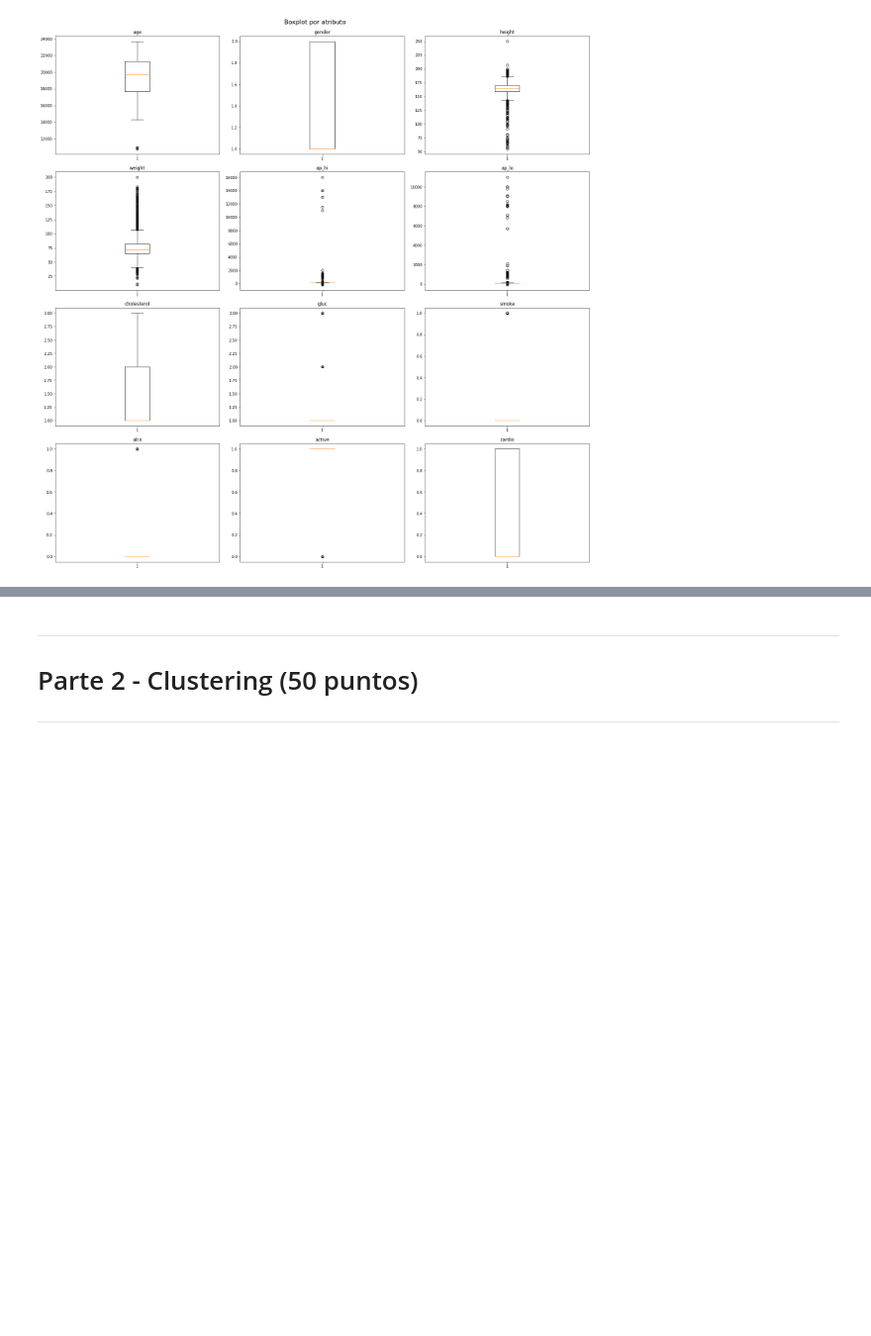
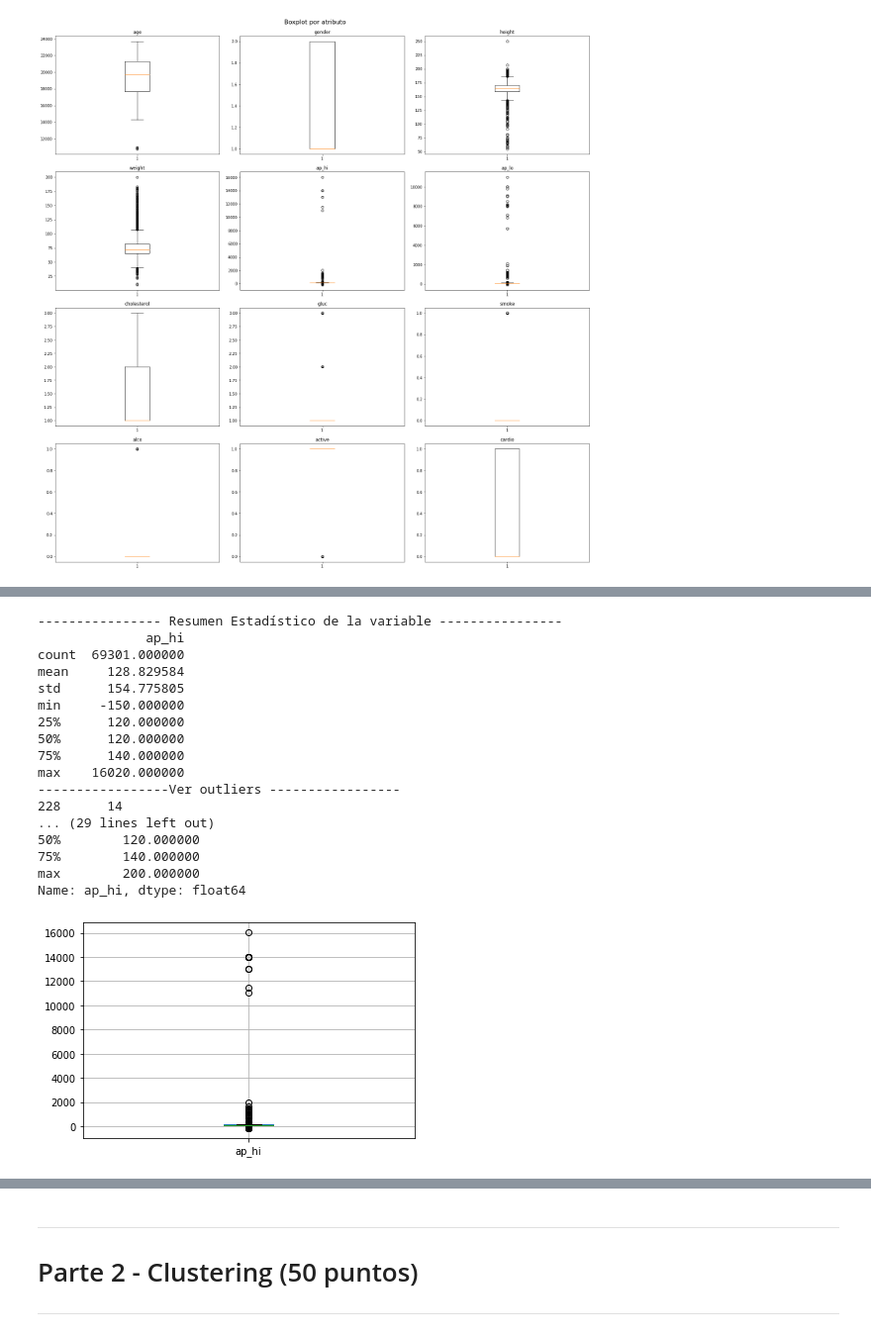
Before and after one commit to natalia0911/Tarea_Practica_3_IA, a Jupyter notebook: 2022_1_Trabajo_Practico_03_NataliaVargas_FabricioElizondo.ipynb, the cells around one changed output, grey strips where cells are left out. Shown at 99% size. Saved outputs shown, nothing was run; the diff lists cells and outputs as text; code cells hidden in the pictures; blank space fills up the shorter version.

```diff
--- a/2022_1_Trabajo_Practico_03_NataliaVargas_FabricioElizondo.ipynb
+++ b/2022_1_Trabajo_Practico_03_NataliaVargas_FabricioElizondo.ipynb
@@ -136,0 +286,36 @@ for i in range(4):
+# %%
+data = pd.DataFrame(dataset.ap_hi)
+data.boxplot()
+
+print("---------------- Resumen Estadístico de la variable ----------------")
+print(data.describe())
+
+values = dataset.ap_hi
+print("-----------------Ver outliers -----------------")
+#Imprimir valores que se encuentren entre dichos cuartiles
+print(values[values.between(values.quantile(0), values.quantile(.003))] )
+print(values[values.between(values.quantile(.997), values.quantile(1))] )
+
+#Remover Outliers
+dataset = dataset.loc[values.between(values.quantile(0.001), values.quantile(.998)), :]
+print("---------------- Resumen Estadístico de la variable después de quitar outliers----------------")
+print(dataset.ap_hi.describe())
+# %% [output]
+---------------- Resumen Estadístico de la variable ----------------
+              ap_hi
+count  69301.000000
+mean     128.829584
+std      154.775805
+min     -150.000000
+25%      120.000000
+50%      120.000000
+75%      140.000000
+max    16020.000000
+-----------------Ver outliers -----------------
+228      14
+... (29 lines left out)
+50%        120.000000
+75%        140.000000
+max        200.000000
+Name: ap_hi, dtype: float64
+[figure, added]
```
Also changed, not shown: parts of 51 cells of this notebook.
